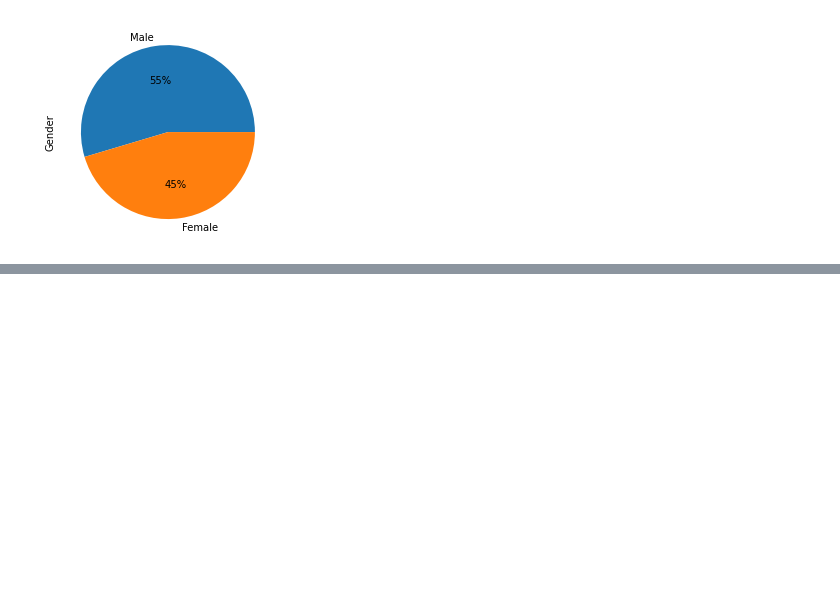
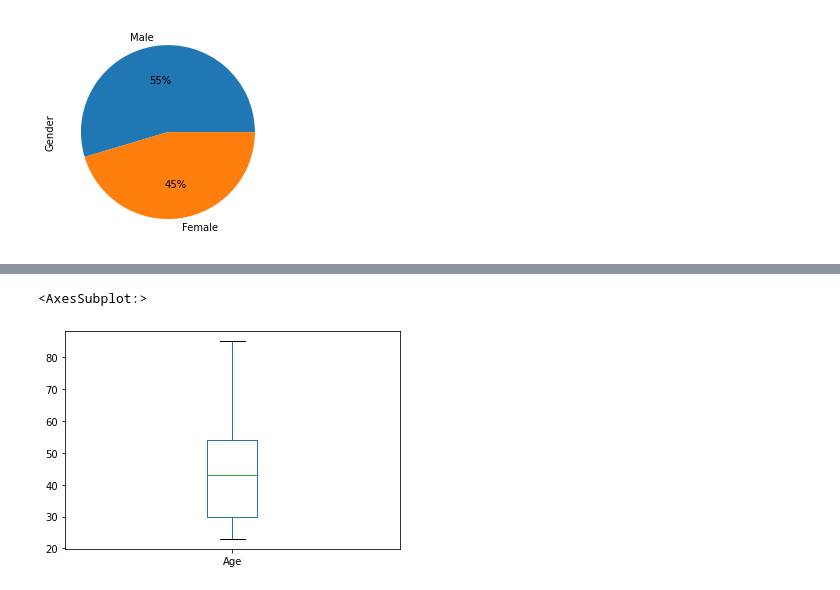
Before and after one commit to eswarpoluri/EDA, a Jupyter notebook: EDA.ipynb, the cells around one changed output, grey strips where cells are left out. Cells and saved outputs as stored; diff of their text form; code cells hidden in the pictures; blank space fills up the shorter version.

```diff
--- a/EDA.ipynb
+++ b/EDA.ipynb
@@ -257,0 +296,5 @@ TypeError: expected string or bytes-like object
+# %%
+df.Age.plot.box()
+# %% [output]
+<AxesSubplot:>
+[figure, added]
```
Also changed, not shown: parts of 10 cells of this notebook.
